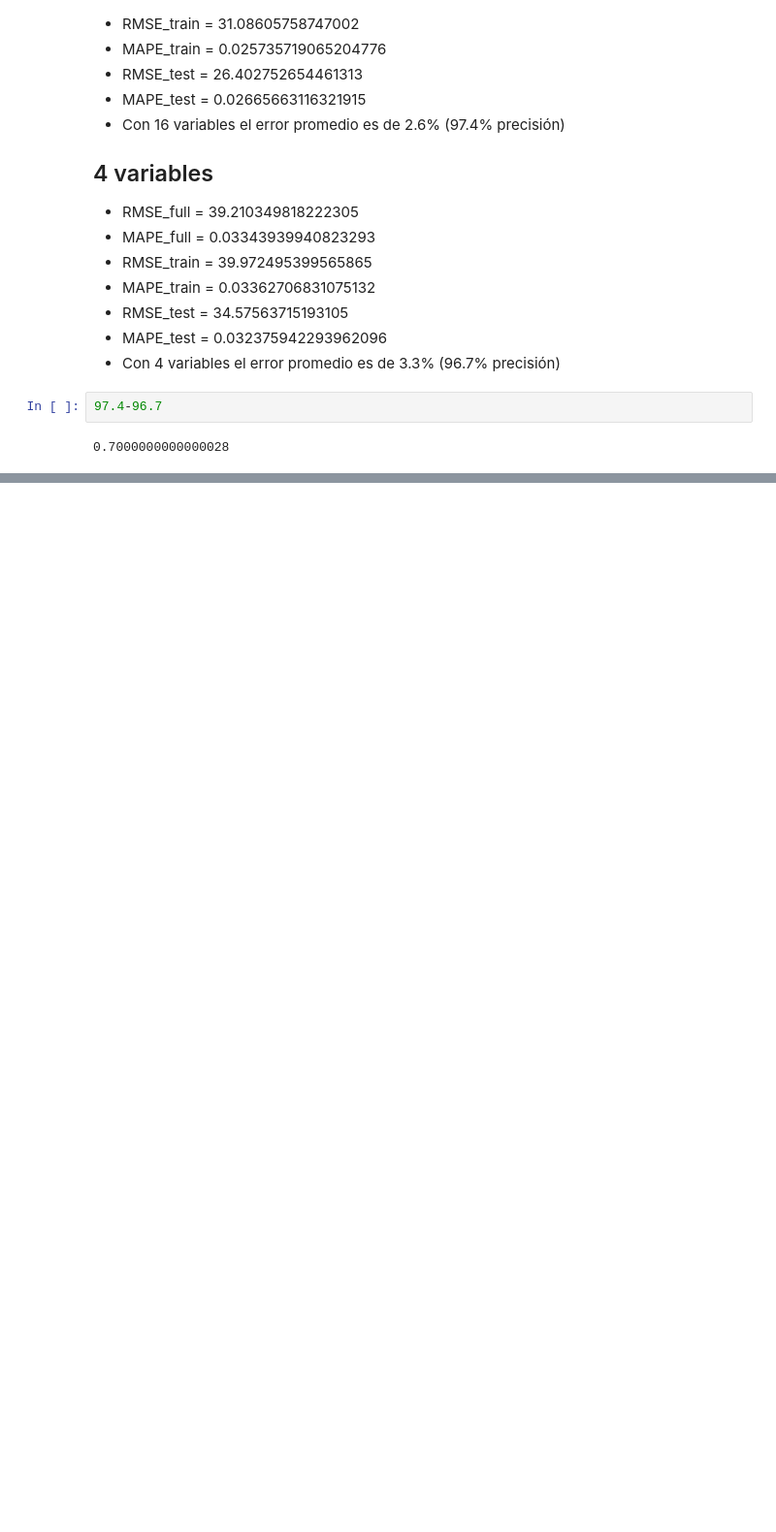
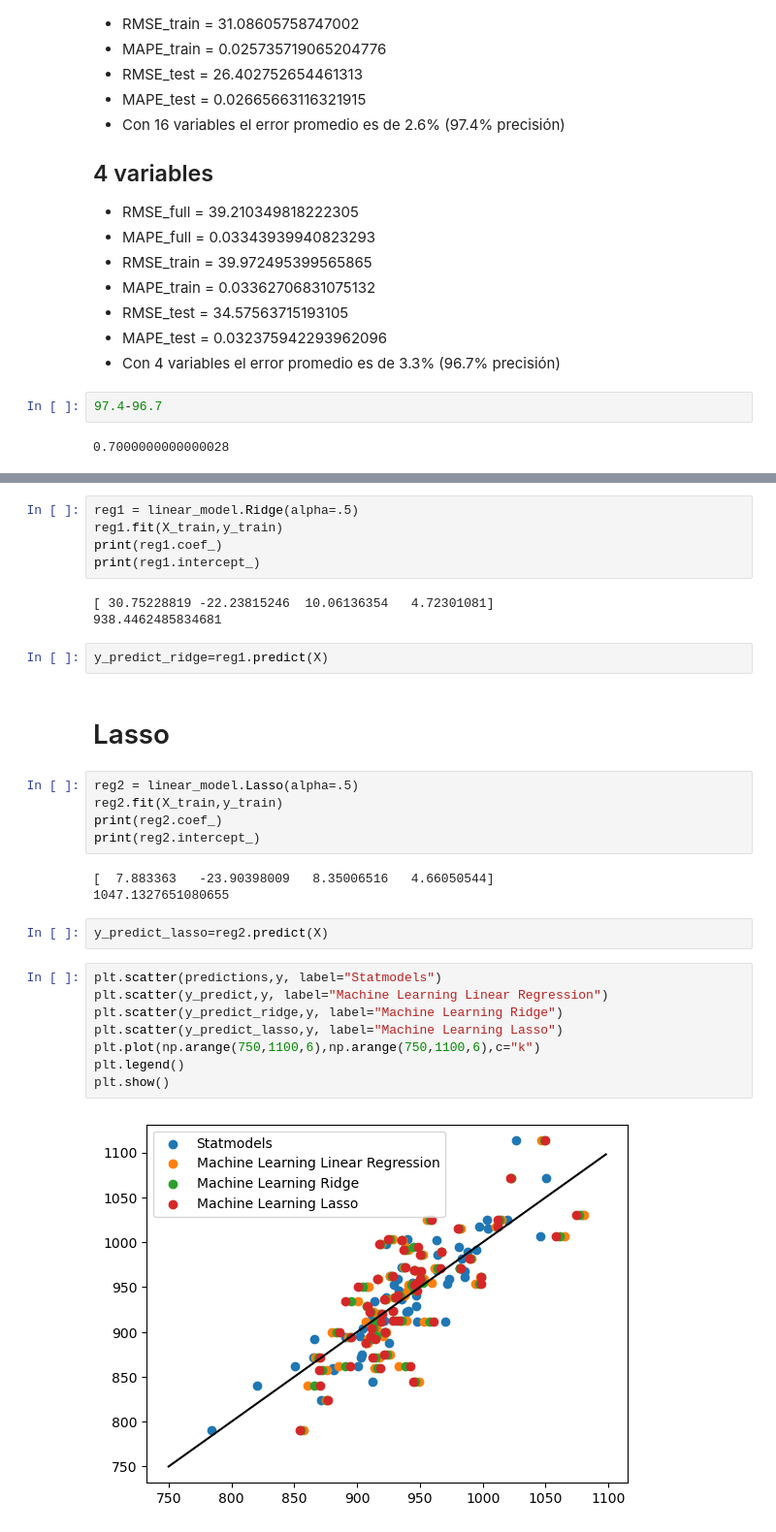
Before and after one commit to sierraporta/InteligenciaAnaliticaDeDatos_MinTIC, a Jupyter notebook: Notebooks/12_Practica_RegresionLineal.ipynb, the cells around one changed output, grey strips where cells are left out. Shown at 97% size. Saved outputs shown, nothing was run; the diff lists cells and outputs as text; blank space fills up the shorter version.

```diff
--- a/Notebooks/12_Practica_RegresionLineal.ipynb
+++ b/Notebooks/12_Practica_RegresionLineal.ipynb
@@ -220,0 +223,32 @@ MAPE_test = 0.032375942293962096
+# %%
+reg1 = linear_model.Ridge(alpha=.5)
+reg1.fit(X_train,y_train)
+print(reg1.coef_)
+print(reg1.intercept_)
+# %% [output]
+[ 30.75228819 -22.23815246  10.06136354   4.72301081]
+938.4462485834681
+# %%
+y_predict_ridge=reg1.predict(X)
+# %% [markdown]
+# Lasso
+# %%
+reg2 = linear_model.Lasso(alpha=.5)
+reg2.fit(X_train,y_train)
+print(reg2.coef_)
+print(reg2.intercept_)
+# %% [output]
+[  7.883363   -23.90398009   8.35006516   4.66050544]
+1047.1327651080655
+# %%
+y_predict_lasso=reg2.predict(X)
+# %%
+plt.scatter(predictions,y, label="Statmodels")
+plt.scatter(y_predict,y, label="Machine Learning Linear Regression")
+plt.scatter(y_predict_ridge,y, label="Machine Learning Ridge")
+plt.scatter(y_predict_lasso,y, label="Machine Learning Lasso")
+plt.plot(np.arange(750,1100,6),np.arange(750,1100,6),c="k")
+plt.legend()
+plt.show()
+# %% [output]
+[figure, added]
```
Also changed, not shown: parts of 2 cells of this notebook.
